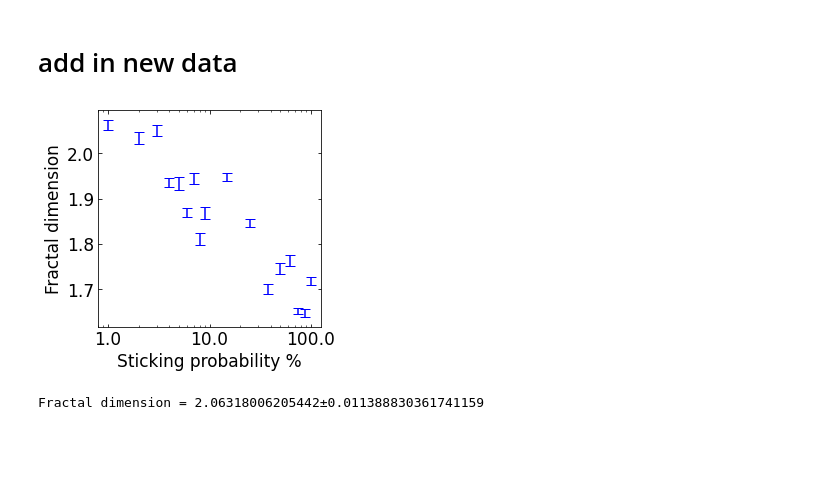
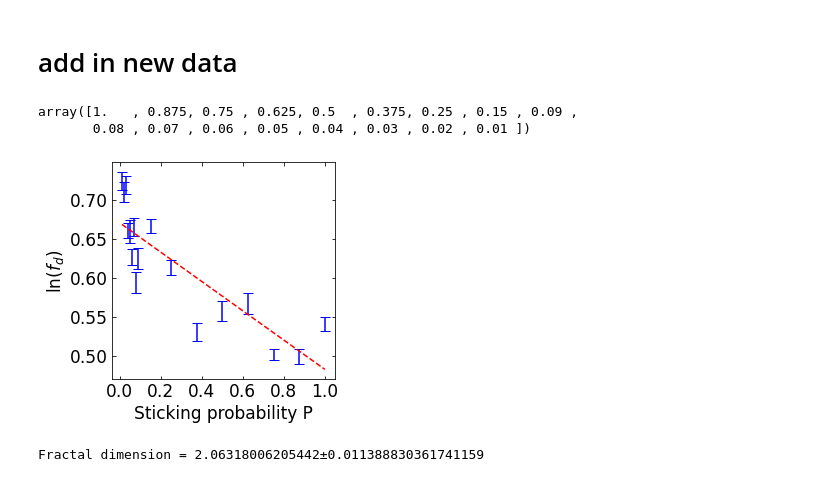
Before and after one commit to thomasbourke1/diffusion-limited-aggregation, a Jupyter notebook: python-plotting/task2.ipynb, the cells around one changed output. Drawn from its saved outputs; the diff is of its cells as text; code cells hidden in the pictures; blank space fills up the shorter version.

Commit message:
generated data for extension

```diff
--- a/python-plotting/task2.ipynb
+++ b/python-plotting/task2.ipynb
@@ -367,35 +367,54 @@ fd_err.append(getFractalDim(p002_data)[1])
 
 fd.append(getFractalDim(p001_data)[0])
 fd_err.append(getFractalDim(p001_data)[1])
+# %%
+#encode stick probability parameter (SPP) t
+B = 2
+t = np.exp(np.log(probs)/(3-B))
+t
+# %% [output]
+array([1.   , 0.875, 0.75 , 0.625, 0.5  , 0.375, 0.25 , 0.15 , 0.09 ,
+       0.08 , 0.07 , 0.06 , 0.05 , 0.04 , 0.03 , 0.02 , 0.01 ])
 # %%
 import matplotlib.pyplot as plt
 import matplotlib.ticker as ticker
 
 fig, ax = plt.subplots(figsize=(4,4))
 font = 17
 
-ax.set_xlabel("Sticking probability %", fontsize=font)
-ax.set_ylabel("Fractal dimension", fontsize=font)
+ax.set_xlabel("Sticking probability P", fontsize=font)
+ax.set_ylabel("ln$(f_d)$", fontsize=font)
 
 plt.xticks(fontsize=font)
 plt.yticks(fontsize=font)
 plt.tick_params(axis='both', which='both', direction='in', top=True, right=True)
 
-ax.set_xscale('log')
+#ax.set_xscale('log')
 
-ax.errorbar(probs, fd, xerr=None, yerr=fd_err, color='blue', linestyle='', capsize=5)
+ax.errorbar(t, np.log(fd), xerr=None, yerr=fd_err, color='blue', linestyle='', capsize=5)
+#ax.errorbar(probs, fd, xerr=None, yerr=fd_err, color='blue', linestyle='', capsize=5)
+
+
+#plot line of best fit
+popt, pcov = curve_fit(best_fit, t, np.log(fd))
+grad = popt[0]
+grad_err = np.sqrt(np.diag(pcov))[0]
+
+x_data = np.linspace(min(t), 1, 100)
 
 # Define the formatter function
 def decimal_formatter(x, pos):
     return f"{x*100:.1f}"
 
+ax.plot(x_data, best_fit(x_data, *popt), color='red', linestyle='--', label=f"Gradient = {grad:.2f} $\pm$ {grad_err:.2f}")
+
 # Set the formatter for the x-axis
-ax.xaxis.set_major_formatter(ticker.FuncFormatter(decimal_formatter))
+#ax.xaxis.set_major_formatter(ticker.FuncFormatter(decimal_formatter))
 
-plt.savefig('figures/fracdim_stick.png')
+#plt.savefig('figures/fracdim_stick.png')
 plt.show()
 # %% [output]
-[figure, old version]
+[figure, new version]
 # %%
 #plotting
 
```
Also changed, not shown: 8 other files.
